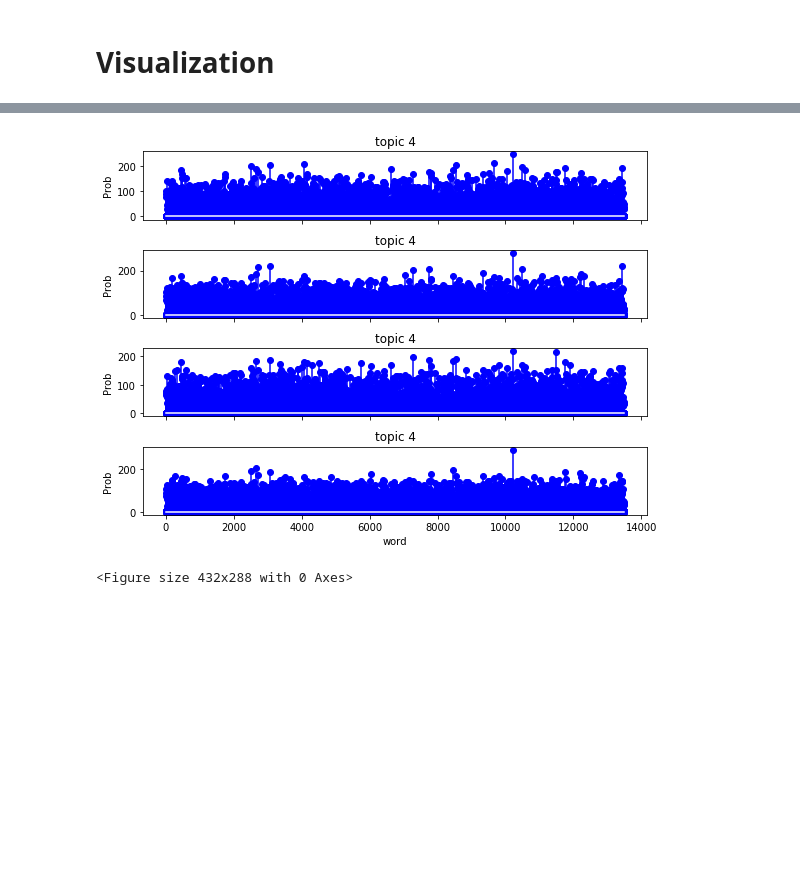
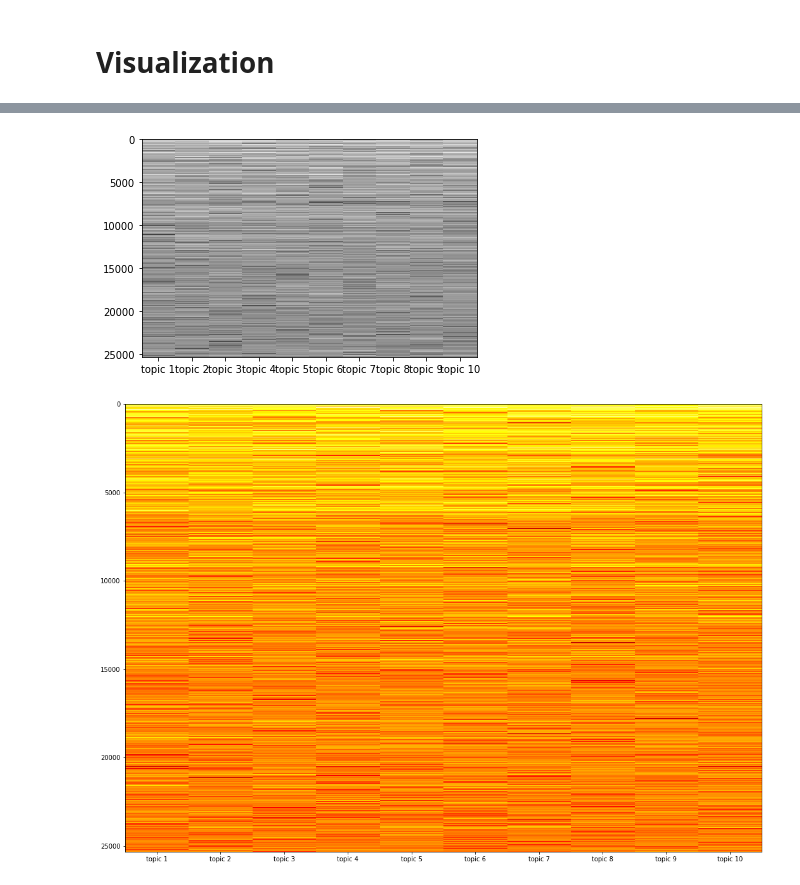
Before and after one commit to yangbaovera/663-Final-Project, a Jupyter notebook: Example.ipynb, the cells around one changed output, grey strips where cells are left out. Drawn from its saved outputs; the diff is of its cells as text; code cells hidden in the pictures; blank space fills up the shorter version.

```diff
--- a/Example.ipynb
+++ b/Example.ipynb
@@ -286,19 +232,33 @@ ans_real_world = lda_package.variation_EM(M, k, text_, N, V_words, alpha, beta,
 # %%
 f, ax= plt.subplots(k, 1, figsize=(8, 6), sharex=True)
 for i, l in enumerate(range(k)):
-    ax[i].stem(ans_real_world[2][:,l], linefmt='b-',
+    ax[i].stem(ans_real_world[1][l,:], linefmt='b-',
                markerfmt='bo', basefmt='w-')
     #ax[i].set_xlim(-50,4350)
-    #ax[i].set_ylim(0, 0.08)
+    ax[i].set_ylim(0, 0.08)
     ax[i].set_ylabel("Prob")
-    ax[i].set_title("topic {}".format(k))
+    ax[i].set_title("topic {}".format(l))
 
 ax[3].set_xlabel("word")
 
 plt.tight_layout()
 plt.show()
 pass
-plt.savefig('real.jpg')
+plt.savefig('real_word.jpg')
-# %% [output]
-[figure, removed]
-<Figure size 432x288 with 0 Axes>
+# %%
+plt.imshow(np.log(100*ans_real_world[1]**(3)).T, cmap=plt.cm.gray,interpolation='nearest', aspect='auto')
+# cmap=plt.cm.cool
+# cmap=plt.cm.hot
+plt.xticks([0, 1, 2, 3, 4,5,6,7,8,9],
+["topic 1", "topic 2","topic 3", "topic 4","topic 5","topic 6","topic 7","topic 8","topic 9","topic 10"])
+pass
+# %% [output]
+[figure, added]
+# %%
+fig, ax = plt.subplots(figsize=(18,13))
+ax.imshow(np.log(10000*ans_real_world[1]).T, cmap=plt.cm.hot,interpolation='nearest', aspect='auto')
+plt.xticks([0, 1, 2, 3, 4,5,6,7,8,9],
+["topic 1", "topic 2","topic 3", "topic 4","topic 5","topic 6","topic 7","topic 8","topic 9","topic 10"])
+pass
+# %% [output]
+[figure, added]
```
Also changed, not shown: parts of 16 cells of this notebook, 1 other file.
